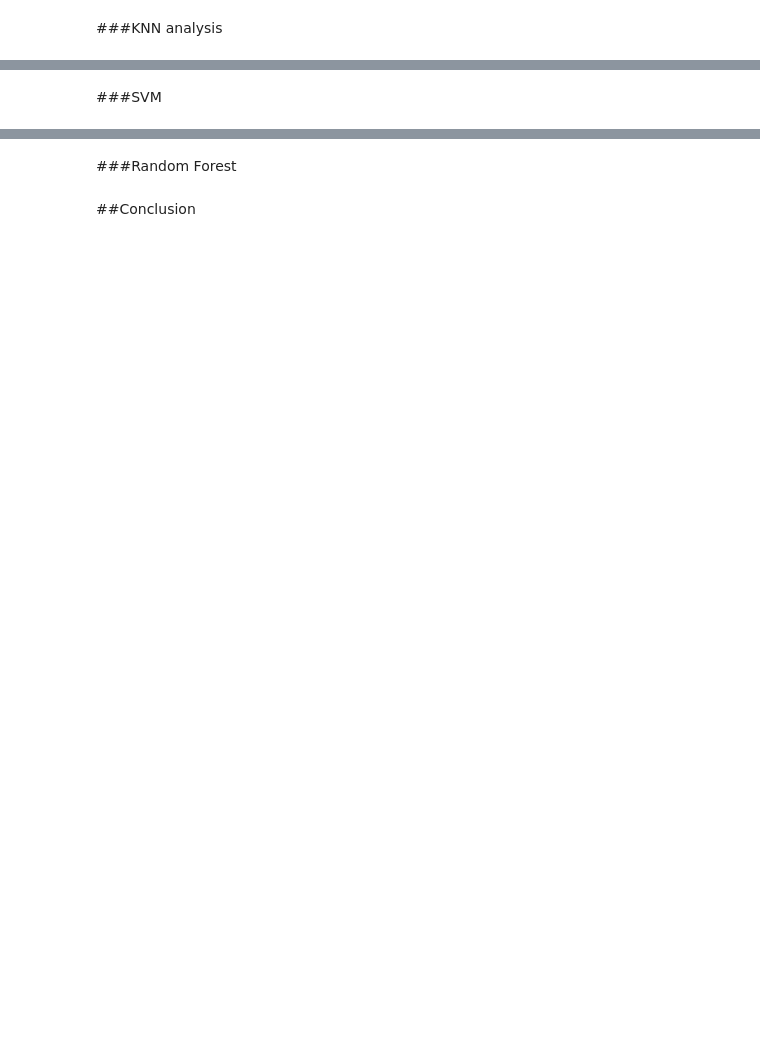
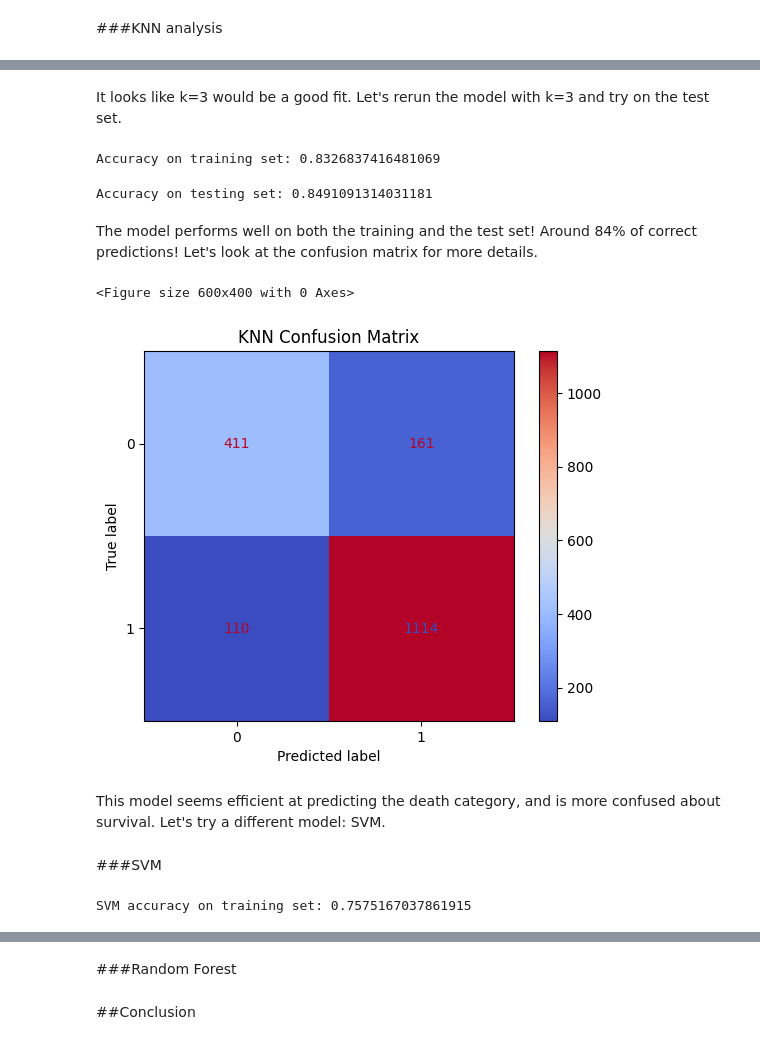
Before and after one commit to MarieTKD/support2, a Jupyter notebook: regression_support2.ipynb, the cells around one changed output, grey strips where cells are left out. Cells and saved outputs as stored; diff of their text form; code cells hidden in the pictures; blank space fills up the shorter version.

```diff
--- a/regression_support2.ipynb
+++ b/regression_support2.ipynb
@@ -343,2 +383,45 @@ X_train, X_test, y_train, y_test = train_test_split(X, y, test_size=0.2, random_
+# %% [markdown]
+It looks like k=3 would be a good fit. Let's rerun the model with k=3 and try on the test set.
+# %%
+knn = KNeighborsClassifier(n_neighbors=3, algorithm='ball_tree')
+knn.fit(X_train_sc, y_train)
+y_pred_train = knn.predict(X_train_sc)
+accuracy = accuracy_score(y_train, y_pred_train)
+print("KNN accuracy on training set:", accuracy)
+# %% [output]
+Accuracy on training set: 0.8326837416481069
+# %%
+knn.fit(X_test_sc, y_test)
+y_pred_test = knn.predict(X_test_sc)
+accuracy = accuracy_score(y_test, y_pred_test)
+print("KNN accuracy on testing set:", accuracy)
+# %% [output]
+Accuracy on testing set: 0.8491091314031181
+# %% [markdown]
+The model performs well on both the training and the test set! Around 84% of correct predictions! Let's look at the confusion matrix for more details.
+# %%
+# Using the test set to visualise the confusion matrix
+cm = confusion_matrix(y_test, y_pred_test)
+
+plt.figure(figsize=(6, 4))
+disp = ConfusionMatrixDisplay(confusion_matrix=cm)
+disp.plot(cmap='coolwarm')
+plt.title("KNN Confusion Matrix")
+plt.show()
+# %% [output]
+<Figure size 600x400 with 0 Axes>
+[figure, added]
+# %% [markdown]
+This model seems efficient at predicting the death category, and is more confused about survival. Let's try a different model: SVM.
 # %% [markdown]
 ###SVM
+# %%
+# We use the scaled X: X_train_sc and X_test_sc previously generated to train the model
+
+svm = SVC(kernel='linear', C=1)  # We may need to tune C
+svm.fit(X_train_sc, y_train)
+y_pred_train = svm.predict(X_train_sc)
+accuracy = accuracy_score(y_train, y_pred_train)
+print("SVM accuracy on training set:", accuracy)
+# %% [output]
+SVM accuracy on training set: 0.7575167037861915
```
Also changed, not shown: parts of 16 cells of this notebook.
